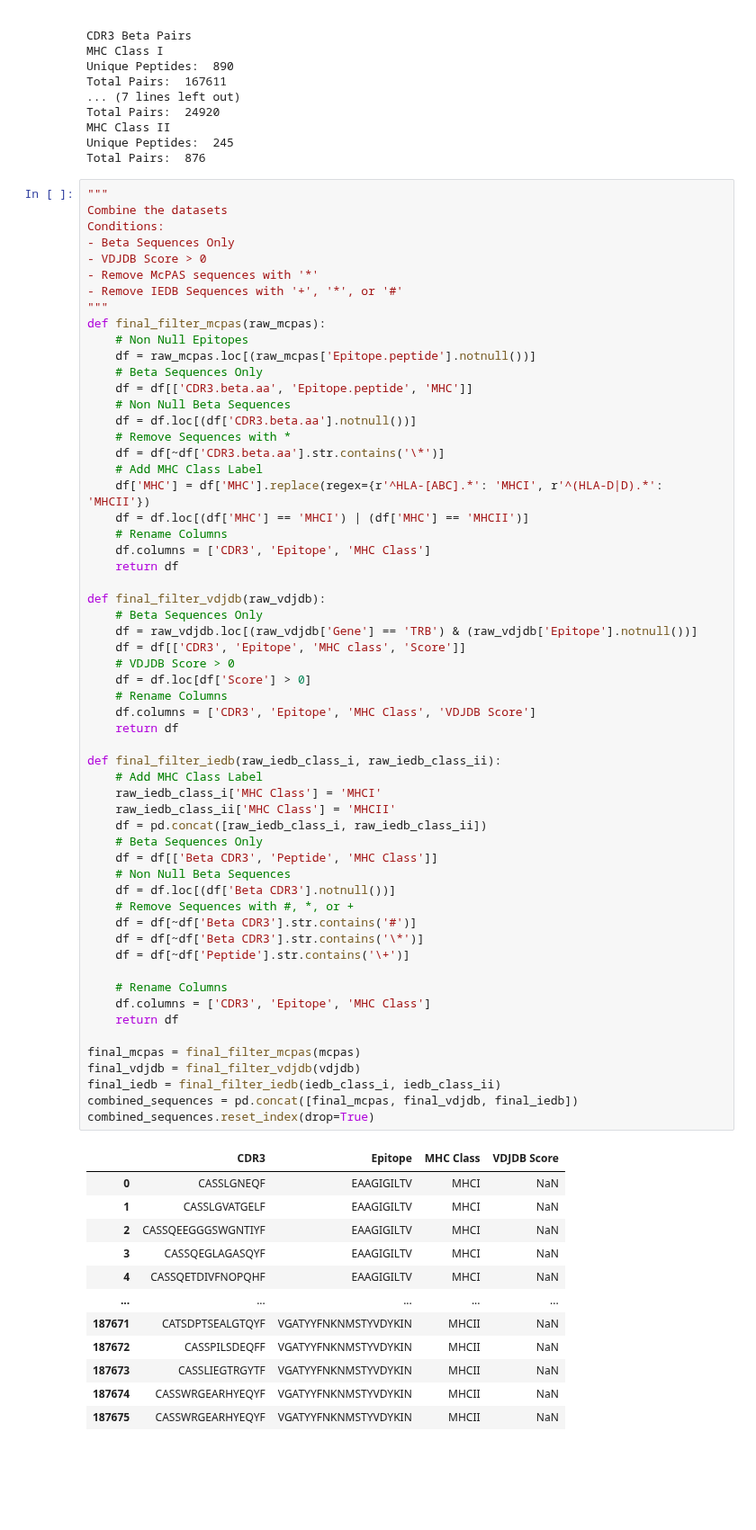
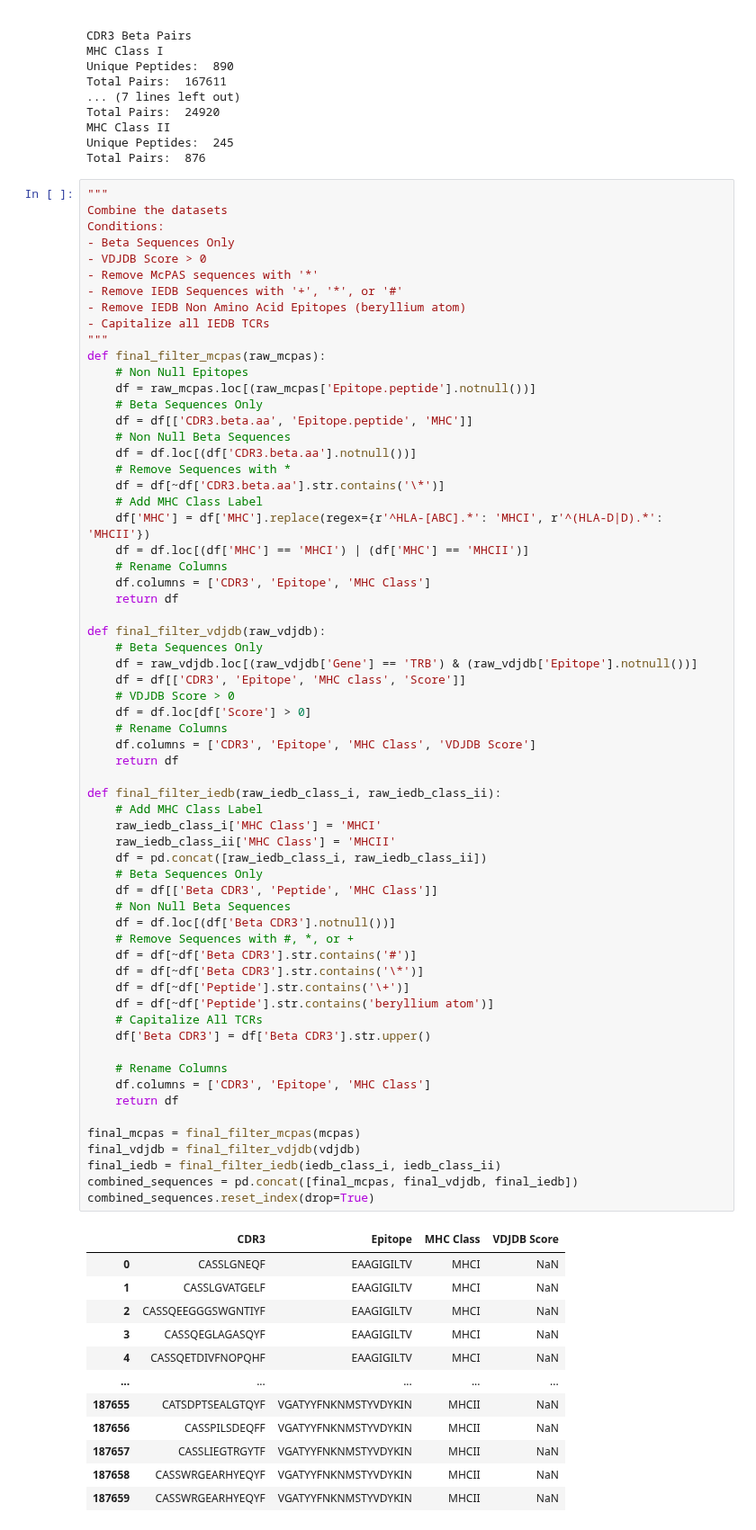
Before and after one commit to Lee-CBG/ATM-TCR, a Jupyter notebook: data/data_analytics.ipynb, the cells around one changed output. Shown at 90% size. Saved outputs shown, nothing was run; the diff lists cells and outputs as text; blank space fills up the shorter version.

Commit message:
Removed Beryllium Atom from Epitopes

```diff
--- a/data/data_analytics.ipynb
+++ b/data/data_analytics.ipynb
@@ -247,6 +247,8 @@ Conditions:
 - VDJDB Score > 0
 - Remove McPAS sequences with '*'
 - Remove IEDB Sequences with '+', '*', or '#'
+- Remove IEDB Non Amino Acid Epitopes (beryllium atom)
+- Capitalize all IEDB TCRs
 """
 def final_filter_mcpas(raw_mcpas):
     # Non Null Epitopes
@@ -278,35 +280,38 @@ def final_filter_iedb(raw_iedb_class_i, raw_iedb_class_ii):
     # Add MHC Class Label
     raw_iedb_class_i['MHC Class'] = 'MHCI'
     raw_iedb_class_ii['MHC Class'] = 'MHCII'
     df = pd.concat([raw_iedb_class_i, raw_iedb_class_ii])
     # Beta Sequences Only
     df = df[['Beta CDR3', 'Peptide', 'MHC Class']]
     # Non Null Beta Sequences
     df = df.loc[(df['Beta CDR3'].notnull())]
     # Remove Sequences with #, *, or +
     df = df[~df['Beta CDR3'].str.contains('#')]
     df = df[~df['Beta CDR3'].str.contains('\*')]
     df = df[~df['Peptide'].str.contains('\+')]
+    df = df[~df['Peptide'].str.contains('beryllium atom')]
+    # Capitalize All TCRs
+    df['Beta CDR3'] = df['Beta CDR3'].str.upper()
 
     # Rename Columns
     df.columns = ['CDR3', 'Epitope', 'MHC Class']
     return df
 
 final_mcpas = final_filter_mcpas(mcpas)
 final_vdjdb = final_filter_vdjdb(vdjdb)
 final_iedb = final_filter_iedb(iedb_class_i, iedb_class_ii)
 combined_sequences = pd.concat([final_mcpas, final_vdjdb, final_iedb])
 combined_sequences.reset_index(drop=True)
 # %% [output]
 |  | CDR3 | Epitope | MHC Class | VDJDB Score |
 | 0 | CASSLGNEQF | EAAGIGILTV | MHCI | NaN |
 | 1 | CASSLGVATGELF | EAAGIGILTV | MHCI | NaN |
 | 2 | CASSQEEGGGSWGNTIYF | EAAGIGILTV | MHCI | NaN |
 | 3 | CASSQEGLAGASQYF | EAAGIGILTV | MHCI | NaN |
 | 4 | CASSQETDIVFNOPQHF | EAAGIGILTV | MHCI | NaN |
 | ... | ... | ... | ... | ... |
-| 187671 | CATSDPTSEALGTQYF | VGATYYFNKNMSTYVDYKIN | MHCII | NaN |
-| 187672 | CASSPILSDEQFF | VGATYYFNKNMSTYVDYKIN | MHCII | NaN |
-| 187673 | CASSLIEGTRGYTF | VGATYYFNKNMSTYVDYKIN | MHCII | NaN |
-| 187674 | CASSWRGEARHYEQYF | VGATYYFNKNMSTYVDYKIN | MHCII | NaN |
-| 187675 | CASSWRGEARHYEQYF | VGATYYFNKNMSTYVDYKIN | MHCII | NaN |
+| 187655 | CATSDPTSEALGTQYF | VGATYYFNKNMSTYVDYKIN | MHCII | NaN |
+| 187656 | CASSPILSDEQFF | VGATYYFNKNMSTYVDYKIN | MHCII | NaN |
+| 187657 | CASSLIEGTRGYTF | VGATYYFNKNMSTYVDYKIN | MHCII | NaN |
+| 187658 | CASSWRGEARHYEQYF | VGATYYFNKNMSTYVDYKIN | MHCII | NaN |
+| 187659 | CASSWRGEARHYEQYF | VGATYYFNKNMSTYVDYKIN | MHCII | NaN |
```
Also changed, not shown: parts of 3 cells of this notebook.
